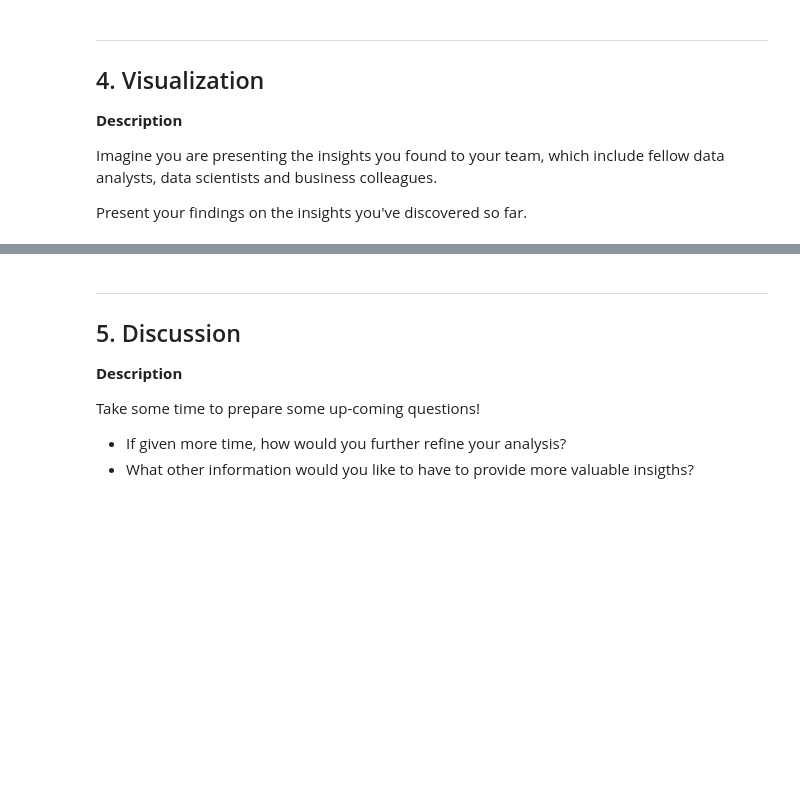
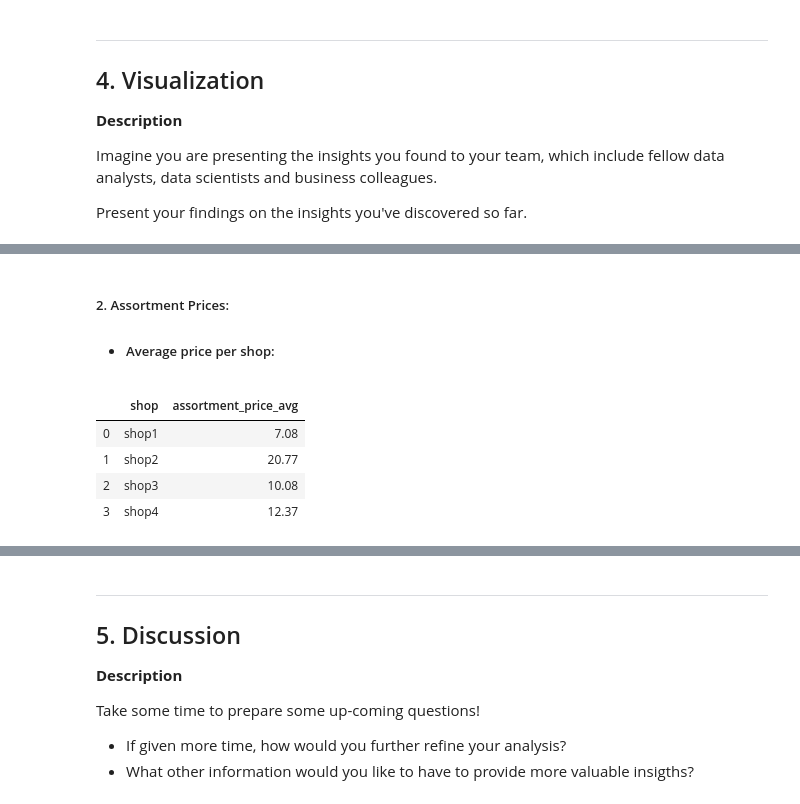
Before and after one commit to sofiarvaz/da_challenge, a Jupyter notebook: da_challenge.ipynb, the cells around one changed output, grey strips where cells are left out. Saved outputs shown, nothing was run; the diff lists cells and outputs as text; code cells hidden in the pictures; blank space fills up the shorter version.

```diff
--- a/da_challenge.ipynb
+++ b/da_challenge.ipynb
@@ -962,0 +1003,13 @@ Present your findings on the insights you've discovered so far.
+# %% [markdown]
+##### 2. Assortment Prices:
+
+- ##### Average price per shop:
+# %%
+cheapest_assortment.assortment_price_avg = cheapest_assortment.assortment_price_avg.round(2)
+cheapest_assortment
+# %% [output]
+|  | shop | assortment_price_avg |
+| 0 | shop1 | 7.08 |
+| 1 | shop2 | 20.77 |
+| 2 | shop3 | 10.08 |
+| 3 | shop4 | 12.37 |
```
Also changed, not shown: parts of 10 cells of this notebook.
